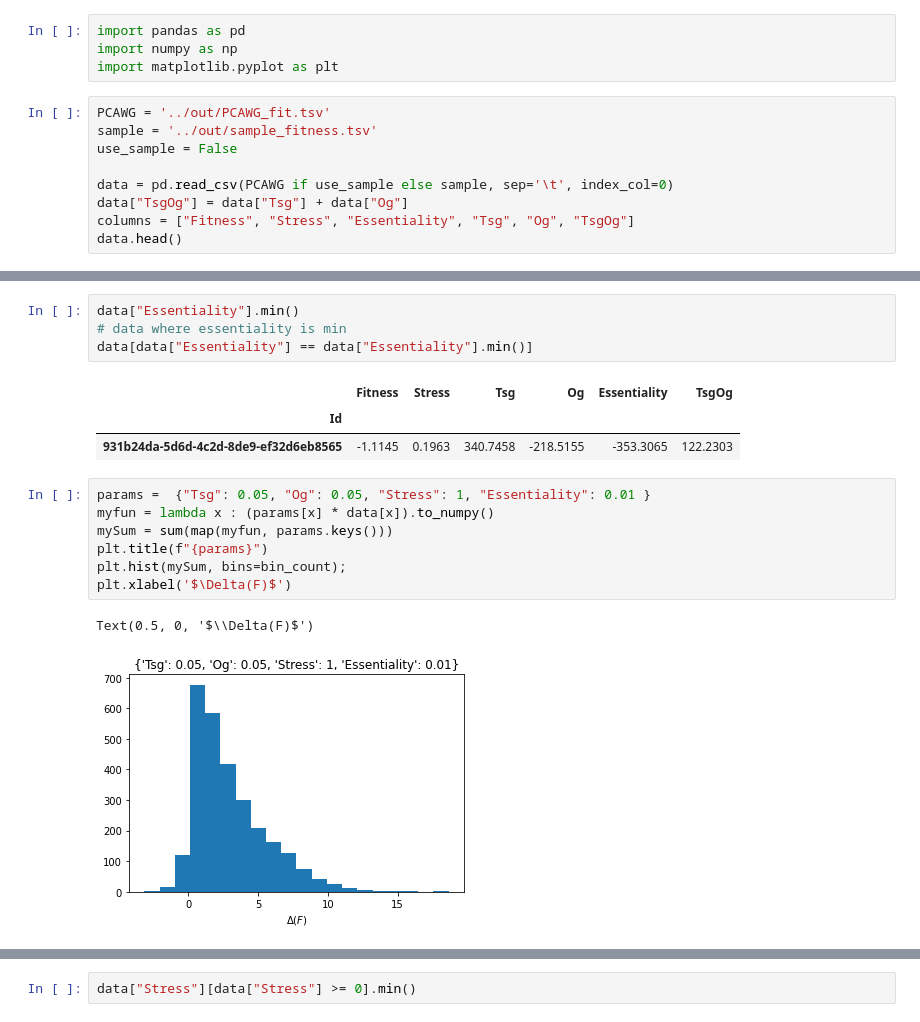
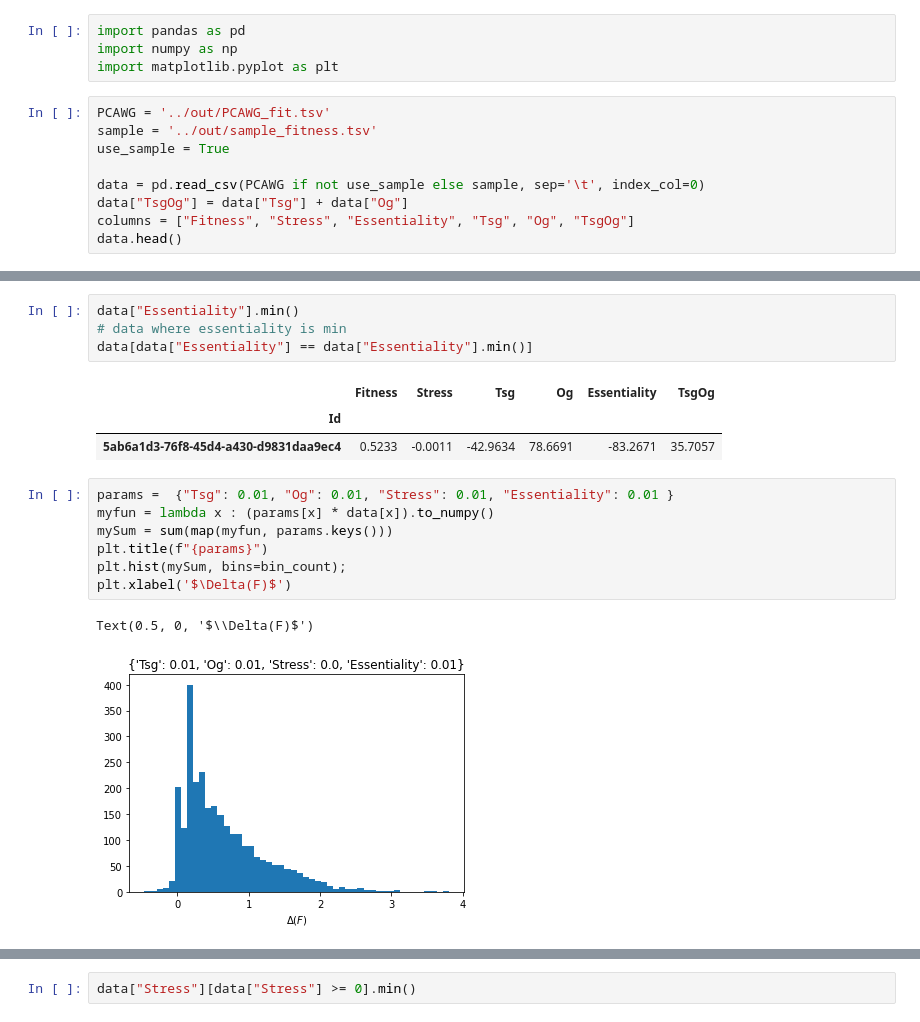
Before and after one commit to schwarzlab-ccb/SimChA, a Jupyter notebook: notebooks/fitness.ipynb, the cells around one changed output, grey strips where cells are left out. Drawn from its saved outputs; the diff is of its cells as text.

```diff
--- a/notebooks/fitness.ipynb
+++ b/notebooks/fitness.ipynb
@@ -5,9 +5,9 @@ import matplotlib.pyplot as plt
 # %%
 PCAWG = '../out/PCAWG_fit.tsv'
 sample = '../out/sample_fitness.tsv'
-use_sample = False
+use_sample = True
 
-data = pd.read_csv(PCAWG if use_sample else sample, sep='\t', index_col=0)
+data = pd.read_csv(PCAWG if not use_sample else sample, sep='\t', index_col=0)
 data["TsgOg"] = data["Tsg"] + data["Og"]
 columns = ["Fitness", "Stress", "Essentiality", "Tsg", "Og", "TsgOg"]
 data.head()
@@ -35,14 +58,14 @@ data[data["Essentiality"] == data["Essentiality"].min()]
 # %% [output]
 |  | Fitness | Stress | Tsg | Og | Essentiality | TsgOg |
 | Id |  |  |  |  |  |  |
-| 931b24da-5d6d-4c2d-8de9-ef32d6eb8565 | -1.1145 | 0.1963 | 340.7458 | -218.5155 | -353.3065 | 122.2303 |
+| 5ab6a1d3-76f8-45d4-a430-d9831daa9ec4 | 0.5233 | -0.0011 | -42.9634 | 78.6691 | -83.2671 | 35.7057 |
 # %%
-params =  {"Tsg": 0.05, "Og": 0.05, "Stress": 1, "Essentiality": 0.01 }
+params =  {"Tsg": 0.01, "Og": 0.01, "Stress": 0.01, "Essentiality": 0.01 }
 myfun = lambda x : (params[x] * data[x]).to_numpy()
 mySum = sum(map(myfun, params.keys()))
 plt.title(f"{params}")
 plt.hist(mySum, bins=bin_count);
 plt.xlabel('$\Delta(F)$')
 # %% [output]
 Text(0.5, 0, '$\\Delta(F)$')
-[figure, old version]
+[figure, new version]
```
Also changed, not shown: parts of 10 cells of this notebook.
